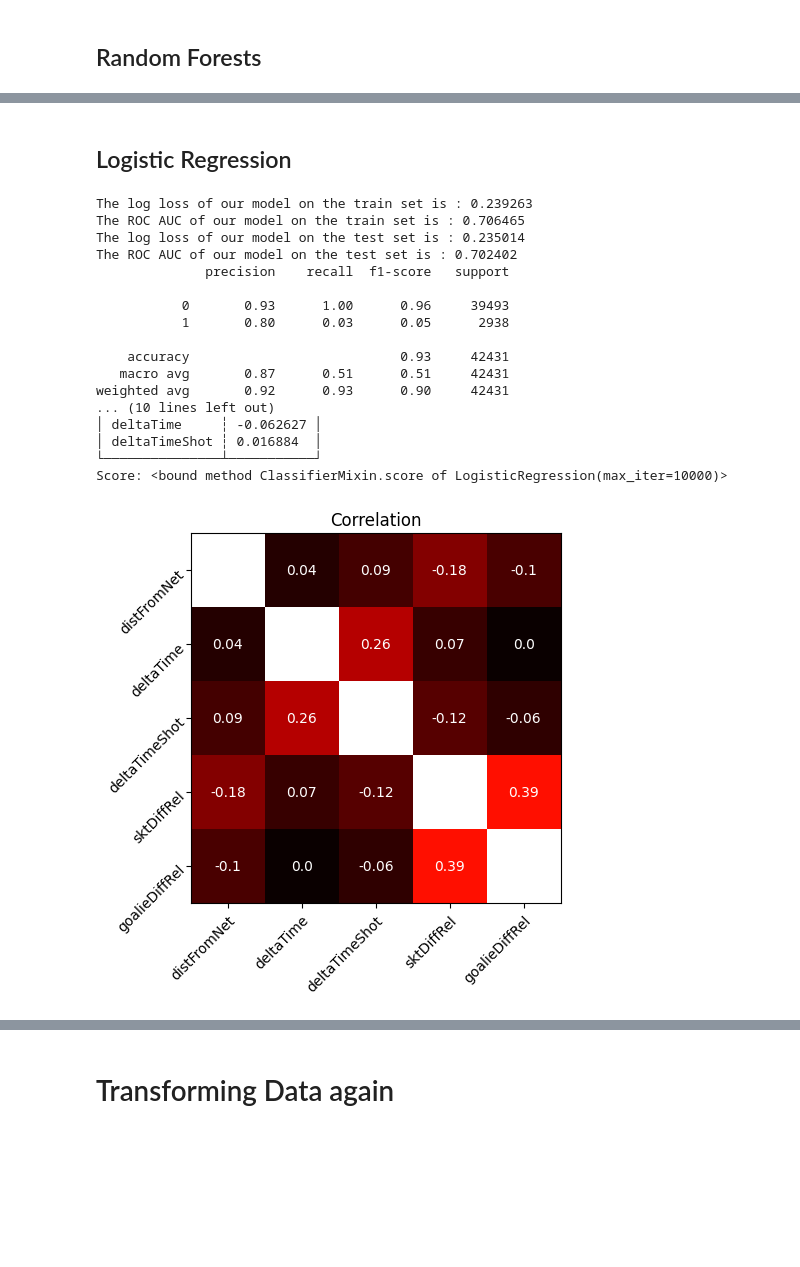
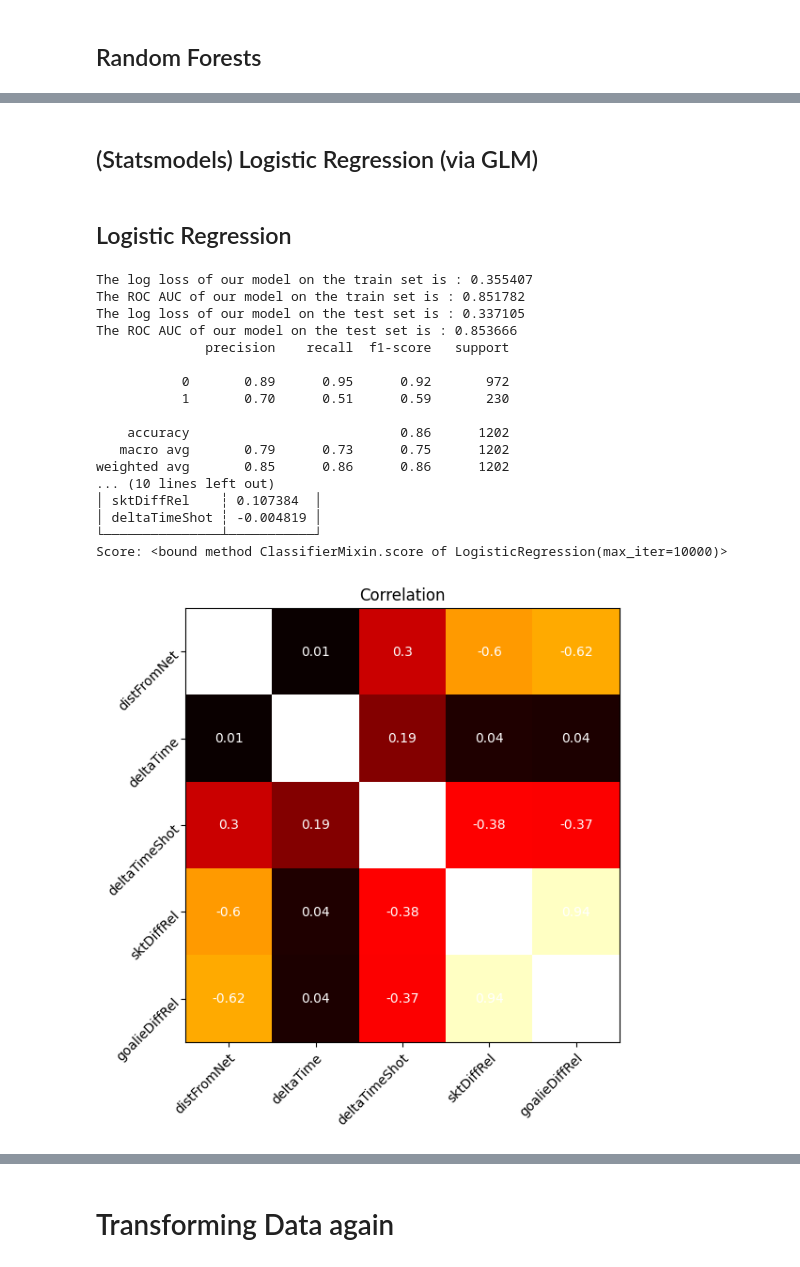
Before and after one commit to trxe/nhl_data_demo, a Jupyter notebook: xgoals.ipynb, the cells around one changed output, grey strips where cells are left out. Saved outputs shown, nothing was run; the diff lists cells and outputs as text; code cells hidden in the pictures; blank space fills up the shorter version.

Commit message:
cleanup , add LDA/QDA and only train on non-en goals

```diff
--- a/xgoals.ipynb
+++ b/xgoals.ipynb
@@ -713,30 +746,29 @@ shots_table = (
 # %%
 from typing import Callable, Optional
 
-def test_train(attributes: list[str], outcome: str, test_size=0.2, seed=111):
-    X = shots_table.select(attributes).fill_nan(0).fill_null(0).collect().to_pandas()
-    y = shots_table.select(outcome).collect().to_numpy()
+def test_train(attributes: list[str], outcome: str, test_size=0.2, seed=111, shots: pl.DataFrame=shots_non_en):
+    X = shots.select(attributes).fill_nan(0).fill_null(0).collect().to_pandas()
+    y = shots.select(outcome).collect().to_numpy()
     X_train, X_test, y_train, y_test = train_test_split(X, y, test_size=test_size, random_state=seed)
     return X_train, X_test, y_train, y_test
 
-def draw_heatmap(matrix: np.matrix, xticks: list[str], yticks: list[str], title: str, tcolor: str = "w", manip: Optional[Callable] = None):
+def draw_heatmap(matrix: np.matrix, xticks: list[str], yticks: list[str], title: str, size: int = 12, tcolor: str = "w", manip: Optional[Callable] = None):
     manip = manip or (lambda x:x)
     fig, ax = plt.subplots()
     im = ax.imshow(np.abs(matrix), cmap="hot")
-    # print(matrix)
 
-    # Show all ticks and label them with the respective list entries
     ax.set_xticks(range(len(xticks)), labels=xticks,
                 rotation=45, ha="right", rotation_mode="anchor")
     ax.set_yticks(range(len(yticks)), labels=yticks,
                 rotation=45, ha="right", rotation_mode="anchor")
 
-    # Loop over data dimensions and create text annotations.
     for i in range(len(yticks)):
         for j in range(len(xticks)):
             text = ax.text(j, i, round(manip(matrix[i, j]), 2),
                         ha="center", va="center", color=tcolor)
 
+    fig.set_figwidth(size)
+    fig.set_figheight(size)
     ax.set_title(title)
 
 def eval_model(X_train: Iterable, X_test: Iterable, y_train: Iterable, y_test: Iterable, model: BaseEstimator):
@@ -753,6 +785,12 @@ def eval_model(X_train: Iterable, X_test: Iterable, y_train: Iterable, y_test: I
     eval_set(X_train, y_train, axes, 'train')
     eval_set(X_test, y_test, axes, 'test')
 
+    class_report = metrics.classification_report(
+        y_pred=model.predict(scaler.fit_transform(X_test)),
+        y_true=y_test
+    )
+    print(class_report)
+
     y_hat_test = model.predict(scaler.fit_transform(X_test))
     cnf_mtrx = metrics.confusion_matrix(y_true=y_test, y_pred=y_hat_test)
     draw_heatmap(
@@ -760,7 +798,8 @@ def eval_model(X_train: Iterable, X_test: Iterable, y_train: Iterable, y_test: I
         xticks=['goal_hat = 0', 'goal_hat = 1'],
         yticks=['goal = 0', 'goal = 1'],
         title="Confusion Matrix of outcomes",
-        tcolor="red"
+        tcolor="red",
+        size=4
     )
 
     axes.plot([0, 1], [0, 1], color = 'black', linewidth = 2, linestyle = '--')
@@ -808,0 +889,9 @@ The ROC AUC of our model on the test set is : 0.719301
+# %%
+X_train, X_test, y_train, y_test = test_train(attributes=[
+    'xCoord', 'yCoord', 'deltaDist', 'deltaTime', 'distFromNet',
+    'angDeg', 'lastShotAngDeg',
+    'sktDiffRel', 'ff', 'sogDiff',
+    'snap', 'poke', 'tipIn', 'deflected', 'slap',
+    'gameType', 'rush', 'rebound'
+], outcome='goal')
+naive_rf_model = get_rf_model(X_train, y_train.ravel())
@@ -808,0 +915,2 @@ The ROC AUC of our model on the test set is : 0.719301
+# %% [markdown]
+## (Statsmodels) Logistic Regression (via GLM)
@@ -811,20 +931,16 @@ The ROC AUC of our model on the test set is : 0.719301
 # %%
 from sklearn.linear_model import LogisticRegression
 # %%
-def get_logreg_model(X_train: Iterable, y_train: Iterable, max_iter=10000):
+def get_logreg_model(X_train: Iterable, y_train: Iterable, max_iter=10000, **kwargs):
     scaler = StandardScaler()
-    clf1 = LogisticRegression(max_iter=max_iter)
+    clf1 = LogisticRegression(max_iter=max_iter, **kwargs)
     model = clf1.fit(scaler.fit_transform(X_train), y_train.ravel())
     return model
 
 def eval_logreg_model(X_train: pl.DataFrame, X_test: pl.DataFrame, y_train: Iterable, y_test: Iterable, model: BaseEstimator):
+    xcorr = X_test.corr()
+    draw_heatmap(xcorr.to_numpy(), xcorr.columns, xcorr.columns, "Correlation", size=6)
     eval_model(X_train, X_test, y_train, y_test, model)
-    scaler = StandardScaler()
-    class_report = metrics.classification_report(
-        y_pred=model.predict(scaler.fit_transform(X_test)),
-        y_true=y_test
-    )
-    print(class_report)
     print(pl.DataFrame({
         'attr': X_train.columns,
         'coef': model.coef_[0],
@@ -833,26 +949,24 @@ def eval_logreg_model(X_train: pl.DataFrame, X_test: pl.DataFrame, y_train: Iter
     print(f"Score: {model.score}")
 # %%
 X_train, X_test, y_train, y_test = test_train(attributes=['distFromNet', 'deltaTime', 'deltaTimeShot', 'sktDiffRel', 'goalieDiffRel'], outcome='goal')
-xcorr = X_test.corr()
-draw_heatmap(xcorr.to_numpy(), xcorr.columns, xcorr.columns, "Correlation")
 model = get_logreg_model(X_train, y_train)
 eval_logreg_model(X_train, X_test, y_train, y_test, model)
 # %% [output]
-The log loss of our model on the train set is : 0.239263
-The ROC AUC of our model on the train set is : 0.706465
-The log loss of our model on the test set is : 0.235014
-The ROC AUC of our model on the test set is : 0.702402
+The log loss of our model on the train set is : 0.355407
+The ROC AUC of our model on the train set is : 0.851782
+The log loss of our model on the test set is : 0.337105
+The ROC AUC of our model on the test set is : 0.853666
               precision    recall  f1-score   support
 
-           0       0.93      1.00      0.96     39493
-           1       0.80      0.03      0.05      2938
+           0       0.89      0.95      0.92       972
+           1       0.70      0.51      0.59       230
 
-    accuracy                           0.93     42431
-   macro avg       0.87      0.51      0.51     42431
-weighted avg       0.92      0.93      0.90     42431
+    accuracy                           0.86      1202
+   macro avg       0.79      0.73      0.75      1202
+weighted avg       0.85      0.86      0.86      1202
 ... (10 lines left out)
-│ deltaTime     ┆ -0.062627 │
-│ deltaTimeShot ┆ 0.016884  │
+│ sktDiffRel    ┆ 0.107384  │
+│ deltaTimeShot ┆ -0.004819 │
 └───────────────┴───────────┘
 Score: <bound method ClassifierMixin.score of LogisticRegression(max_iter=10000)>
-[figure, old version]
+[figure, new version]
```
Also changed, not shown: parts of 35 cells of this notebook.
